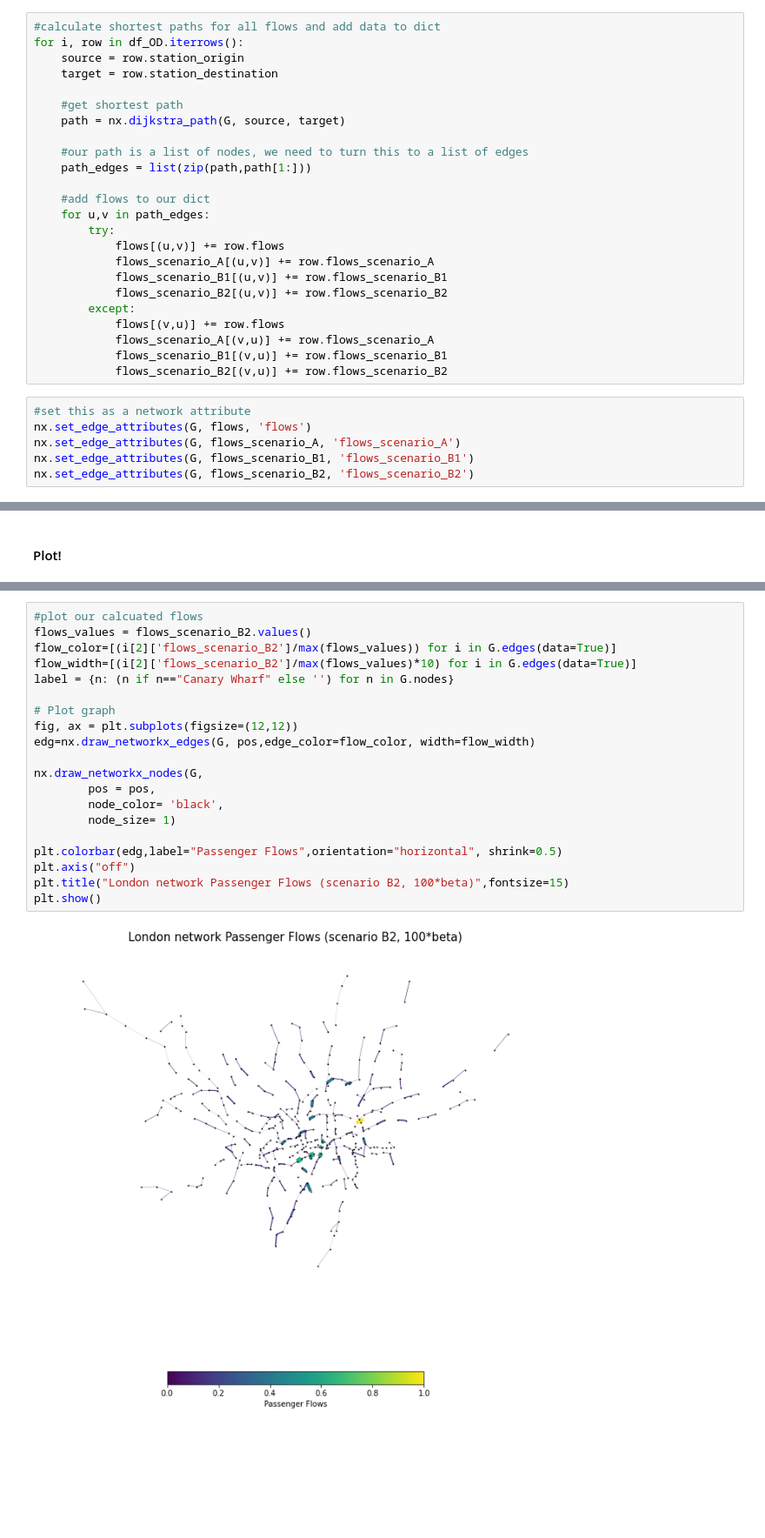
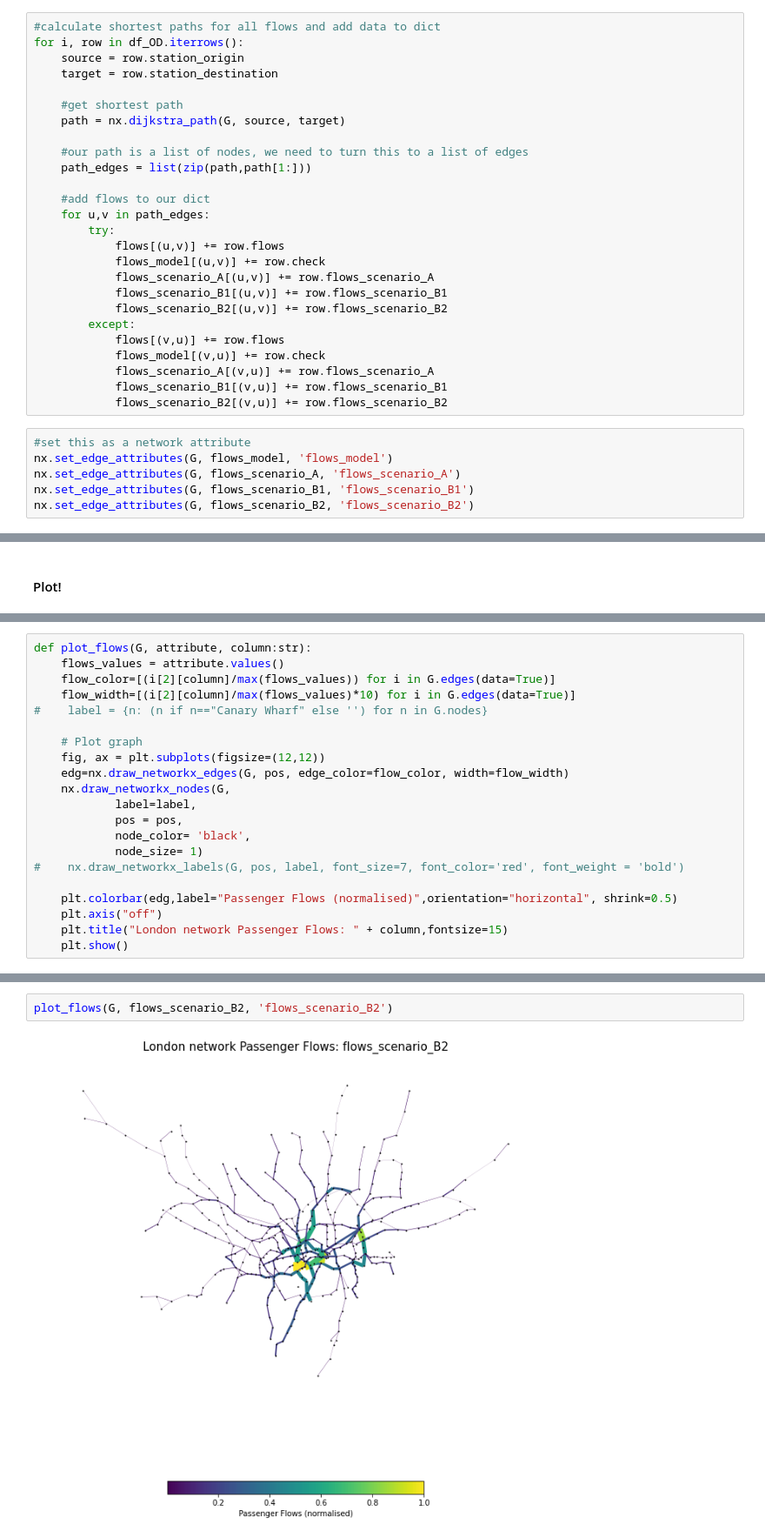
Before and after one commit to neneninja97/UrbanSim, a Jupyter notebook: urban_sim.ipynb, the cells around one changed output, grey strips where cells are left out. Shown at 87% size. Cells and saved outputs as stored; diff of their text form; blank space fills up the shorter version.

Commit message:
part 2 plots

```diff
--- a/urban_sim.ipynb
+++ b/urban_sim.ipynb
@@ -1072,17 +1074,19 @@ for i, row in df_OD.iterrows():
     for u,v in path_edges:
         try:
             flows[(u,v)] += row.flows
+            flows_model[(u,v)] += row.check
             flows_scenario_A[(u,v)] += row.flows_scenario_A
             flows_scenario_B1[(u,v)] += row.flows_scenario_B1
             flows_scenario_B2[(u,v)] += row.flows_scenario_B2
         except:
             flows[(v,u)] += row.flows
+            flows_model[(v,u)] += row.check
             flows_scenario_A[(v,u)] += row.flows_scenario_A
             flows_scenario_B1[(v,u)] += row.flows_scenario_B1
             flows_scenario_B2[(v,u)] += row.flows_scenario_B2
 # %%
 #set this as a network attribute
-nx.set_edge_attributes(G, flows, 'flows')
+nx.set_edge_attributes(G, flows_model, 'flows_model')
 nx.set_edge_attributes(G, flows_scenario_A, 'flows_scenario_A')
 nx.set_edge_attributes(G, flows_scenario_B1, 'flows_scenario_B1')
 nx.set_edge_attributes(G, flows_scenario_B2, 'flows_scenario_B2')
@@ -1090,0 +1143,21 @@ nx.set_edge_attributes(G, flows_scenario_B2, 'flows_scenario_B2')
+# %%
+def plot_flows(G, attribute, column:str):
+    flows_values = attribute.values()
+    flow_color=[(i[2][column]/max(flows_values)) for i in G.edges(data=True)]
+    flow_width=[(i[2][column]/max(flows_values)*10) for i in G.edges(data=True)]
+#    label = {n: (n if n=="Canary Wharf" else '') for n in G.nodes}
+
+    # Plot graph
+    fig, ax = plt.subplots(figsize=(12,12))
+    edg=nx.draw_networkx_edges(G, pos, edge_color=flow_color, width=flow_width)
+    nx.draw_networkx_nodes(G,
+            label=label,
+            pos = pos,
+            node_color= 'black',
+            node_size= 1)
+#    nx.draw_networkx_labels(G, pos, label, font_size=7, font_color='red', font_weight = 'bold')
+
+    plt.colorbar(edg,label="Passenger Flows (normalised)",orientation="horizontal", shrink=0.5)
+    plt.axis("off")
+    plt.title("London network Passenger Flows: " + column,fontsize=15)
+    plt.show()
@@ -1159,23 +1180,5 @@ plt.show()
 # %%
-#plot our calcuated flows
-flows_values = flows_scenario_B2.values()
-flow_color=[(i[2]['flows_scenario_B2']/max(flows_values)) for i in G.edges(data=True)]
-flow_width=[(i[2]['flows_scenario_B2']/max(flows_values)*10) for i in G.edges(data=True)]
-label = {n: (n if n=="Canary Wharf" else '') for n in G.nodes}
-
-# Plot graph
-fig, ax = plt.subplots(figsize=(12,12))
-edg=nx.draw_networkx_edges(G, pos,edge_color=flow_color, width=flow_width)
-
-nx.draw_networkx_nodes(G,
-        pos = pos,
-        node_color= 'black',
-        node_size= 1)
-
-plt.colorbar(edg,label="Passenger Flows",orientation="horizontal", shrink=0.5)
-plt.axis("off")
-plt.title("London network Passenger Flows (scenario B2, 100*beta)",fontsize=15)
-plt.show()
+plot_flows(G, flows_scenario_B2, 'flows_scenario_B2')
 # %% [output]
-[figure, old version]
+[figure, new version]
 # %%
```
Also changed, not shown: parts of 18 cells of this notebook.
